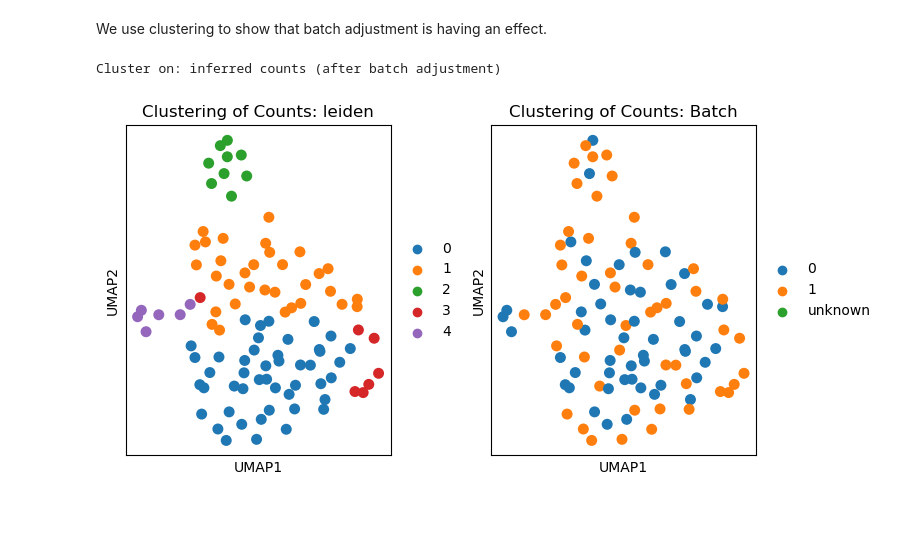
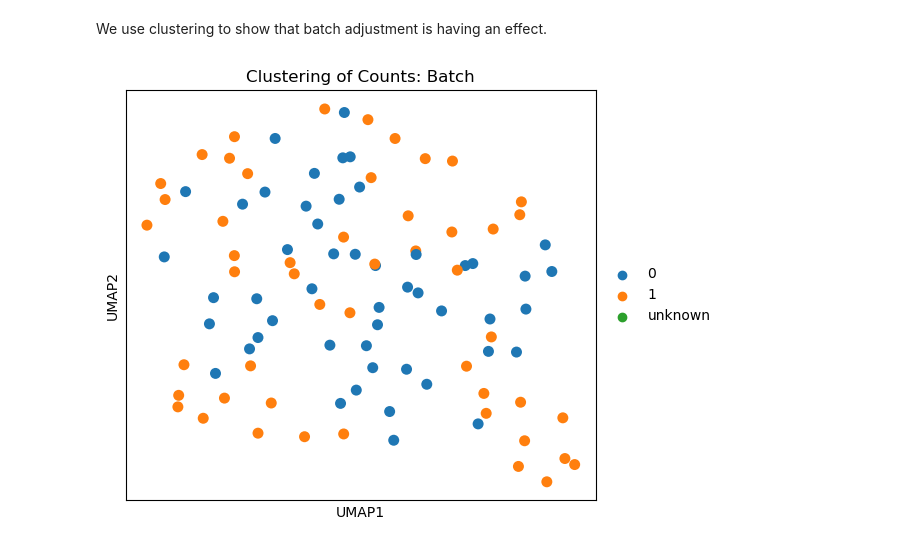
Before and after one commit to hallettmiket/preffect, a Jupyter notebook: vignettes/example_script.ipynb, the cells around one changed output. Drawn from its saved outputs; the diff is of its cells as text; code cells hidden in the pictures; blank space fills up the shorter version.

Commit message:
Improvements of the vignette.

```diff
--- a/vignettes/example_script.ipynb
+++ b/vignettes/example_script.ipynb
@@ -31,16 +31,8 @@ fac = factory(visualize=True,
             mini_batch_size = 50 , # num. of samples per minibatch
             correct_vars = True, # Include additional variables within the model
             vars_to_correct = [('batch', 'categorical')],
-            infer_lib_size = True, # have PREFFECT determine sample lib size
-            # latent space sizing and parameters
-            h = 8, # number of heads
-            r_prime = 50, # intermediate hidden dimension
-            r = 20, # size of latent space
-            r_embed = 5, # size of the embedding space for categorical correction variables.
-            # intput/output
-            input_anndata_path = '/data/lab_vm/release/preffect/vignettes/single/',
-            input_inference_anndata_path = '/data/lab_vm/release/preffect/vignettes/single/train/',
-            output_path = '/data/lab_vm/release/preffect/vignettes/vignette_output/'
+            X_recon_weight=100, # weights to expression reconstruction loss
+            X_KL_weight=[0.1] # weights to expression KL divergence
 )
 # %% [markdown]
 Training your PREFFECT Model:
@@ -69,3 +61,6 @@ fac.inference()
+# %%
+fac.configs['input_inference_anndata_path'] = "/data/lab_vm/release/preffect/vignettes/single/train/"
+fac.inference()
 # %% [markdown]
 Clustering:
 
@@ -100,8 +118,6 @@ inf = fac.inference()
 # %% [markdown]
 We use clustering to show that batch adjustment is having an effect.
 # %%
-print("Cluster on: inferred counts (after batch adjustment)")
-fac.cluster_samples("counts", ir_name="inference_0", cluster_omega=False)
+fac.visualize_embedding("counts", ir_name="inference_0", cluster_omega=False)
 # %% [output]
-Cluster on: inferred counts (after batch adjustment)
-[figure, old version]
+[figure, new version]
```
Also changed, not shown: parts of 8 cells of this notebook, 3 other files.
